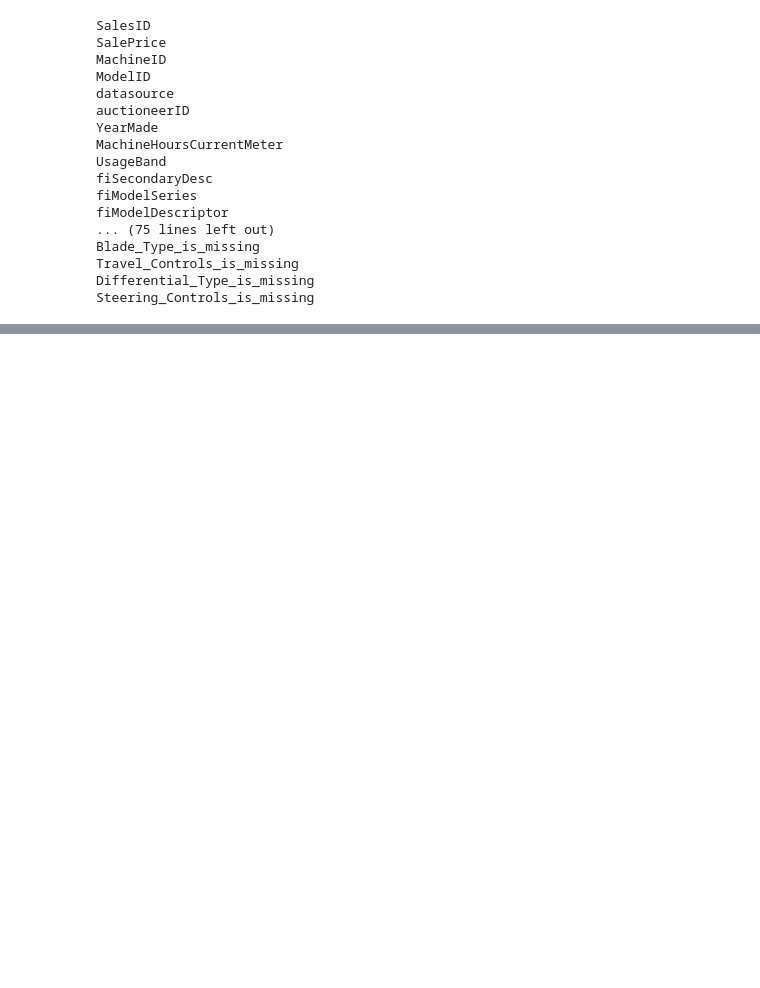
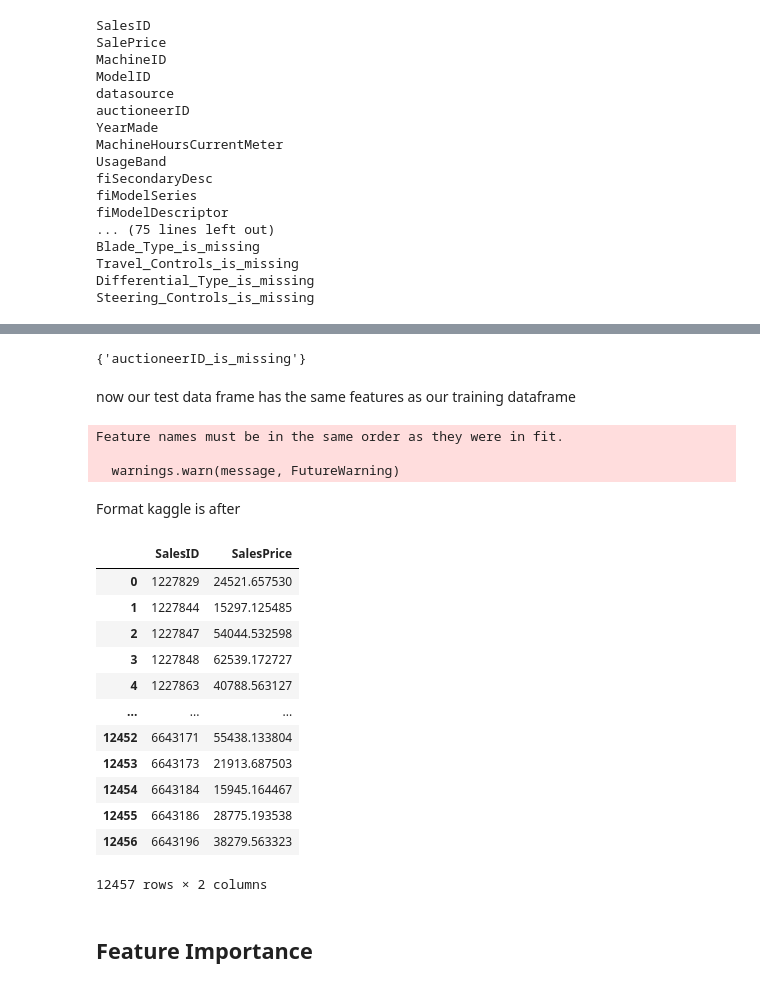
Before and after one commit to Laurent-I/bulldozer-price-predicator, a Jupyter notebook: Bulldozer-Price-Prediction.ipynb, the cells around one changed output, grey strips where cells are left out. Saved outputs shown, nothing was run; the diff lists cells and outputs as text; code cells hidden in the pictures; blank space fills up the shorter version.

```diff
--- a/Bulldozer-Price-Prediction.ipynb
+++ b/Bulldozer-Price-Prediction.ipynb
@@ -450,0 +727,37 @@ model.score(df_tmp.drop("SalePrice", axis = 1), df_tmp["SalePrice"])
+# %%
+# we can find how the columns differ using sets
+set(X_train.columns) - set(df_test.columns)
+# %% [output]
+{'auctioneerID_is_missing'}
+# %%
+# Manually adjust df_test to have the missing column
+df_test["auctioneerID_is_missing"] = False
+# %% [markdown]
+now our test data frame has the same features as our training dataframe
+# %%
+test_preds = ideal_model.predict(df_test)
+# %% [output]
+Feature names must be in the same order as they were in fit.
+
+  warnings.warn(message, FutureWarning)
+# %% [markdown]
+Format kaggle is after
+# %%
+df_preds = pd.DataFrame()
+df_preds["SalesID"] = df_test["SalesID"]
+df_preds["SalesPrice"] = test_preds
+df_preds
+# %% [output]
+|  | SalesID | SalesPrice |
+| 0 | 1227829 | 24521.657530 |
+| 1 | 1227844 | 15297.125485 |
+| 2 | 1227847 | 54044.532598 |
+| 3 | 1227848 | 62539.172727 |
+| 4 | 1227863 | 40788.563127 |
+| ... | ... | ... |
+| 12452 | 6643171 | 55438.133804 |
+| 12453 | 6643173 | 21913.687503 |
+| 12454 | 6643184 | 15945.164467 |
+| 12455 | 6643186 | 28775.193538 |
+| 12456 | 6643196 | 38279.563323 |
+12457 rows × 2 columns
@@ -450,0 +767,2 @@ model.score(df_tmp.drop("SalePrice", axis = 1), df_tmp["SalePrice"])
+# %% [markdown]
+## Feature Importance
```
Also changed, not shown: parts of 47 cells of this notebook.
